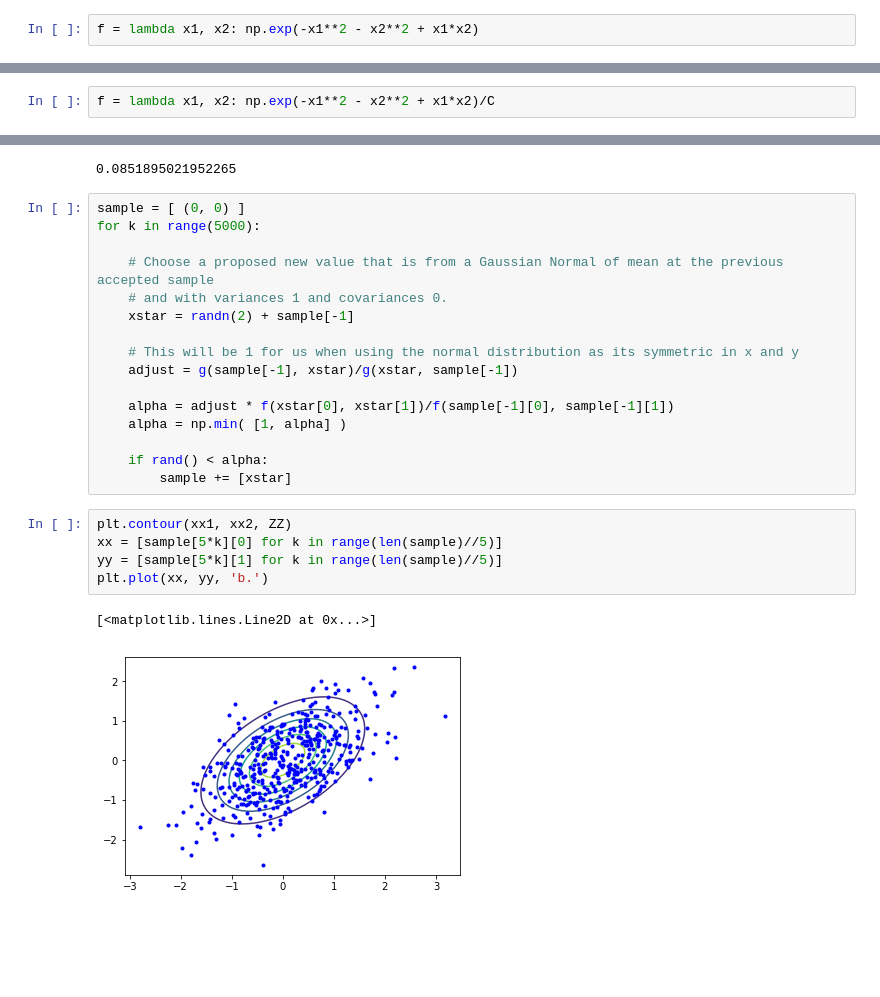
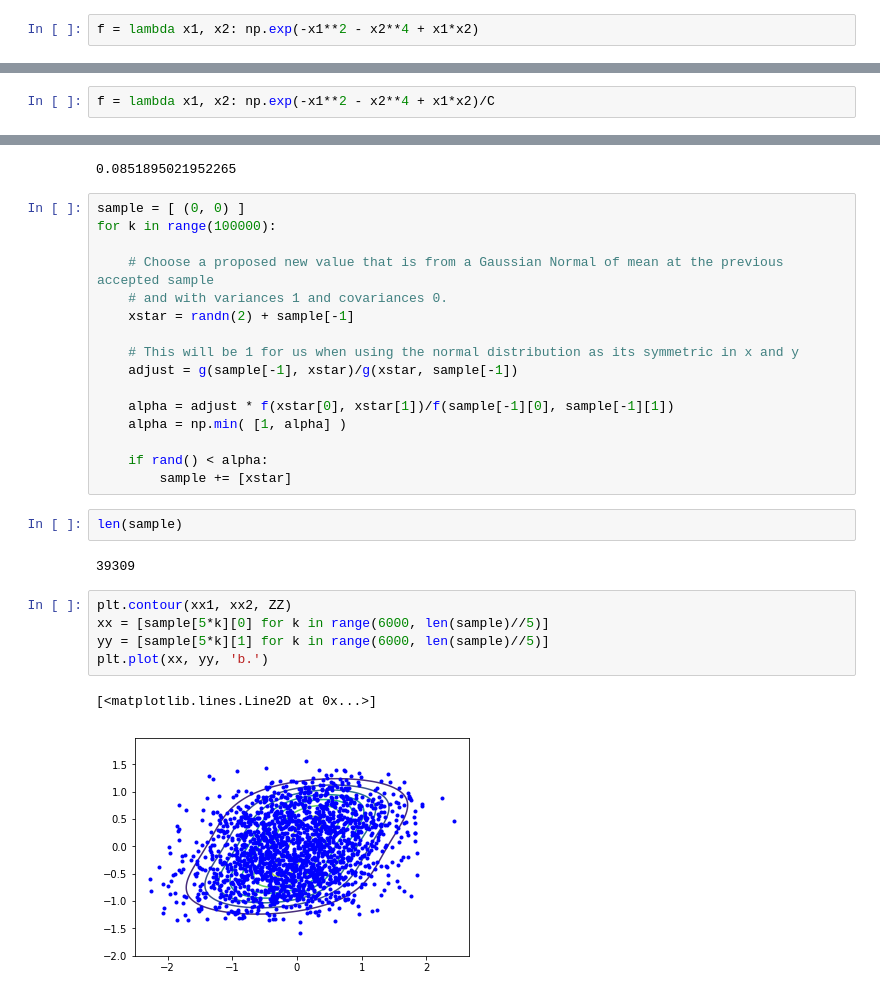
Before and after one commit to virgilpierce/MATH_351, a Jupyter notebook: Testing.ipynb, the cells around one changed output, grey strips where cells are left out. Saved outputs shown, nothing was run; the diff lists cells and outputs as text; blank space fills up the shorter version.

```diff
--- a/Testing.ipynb
+++ b/Testing.ipynb
@@ -167,7 +167,7 @@ randn(2)
 # %% [output]
 array([ 1.67280889, -0.35874461])
 # %%
-f = lambda x1, x2: np.exp(-x1**2 - x2**2 + x1*x2)
+f = lambda x1, x2: np.exp(-x1**2 - x2**4 + x1*x2)
 # %%
 C = scipy.integrate.dblquad(f, -20, 20, lambda x2: -20, lambda x2: 20)[0]
 C
@@ -176,5 +176,5 @@ C
 # %%
-f = lambda x1, x2: np.exp(-x1**2 - x2**2 + x1*x2)/C
+f = lambda x1, x2: np.exp(-x1**2 - x2**4 + x1*x2)/C
 # %%
 delta = 0.025
 x1 = np.arange(-2.0, 2.0, delta)
@@ -200,7 +200,7 @@ g((1, 0.5), (0, 0))
 0.0851895021952265
 # %%
 sample = [ (0, 0) ]
-for k in range(5000):
+for k in range(100000):
 
     # Choose a proposed new value that is from a Gaussian Normal of mean at the previous accepted sample
     # and with variances 1 and covariances 0.
@@ -214,11 +214,15 @@ for k in range(5000):
 
     if rand() < alpha:
         sample += [xstar]
+# %%
+len(sample)
+# %% [output]
+39309
 # %%
 plt.contour(xx1, xx2, ZZ)
-xx = [sample[5*k][0] for k in range(len(sample)//5)]
-yy = [sample[5*k][1] for k in range(len(sample)//5)]
+xx = [sample[5*k][0] for k in range(6000, len(sample)//5)]
+yy = [sample[5*k][1] for k in range(6000, len(sample)//5)]
 plt.plot(xx, yy, 'b.')
 # %% [output]
 [<matplotlib.lines.Line2D at 0x...>]
-[figure, old version]
+[figure, new version]
```
Also changed, not shown: parts of 6 cells of this notebook.
